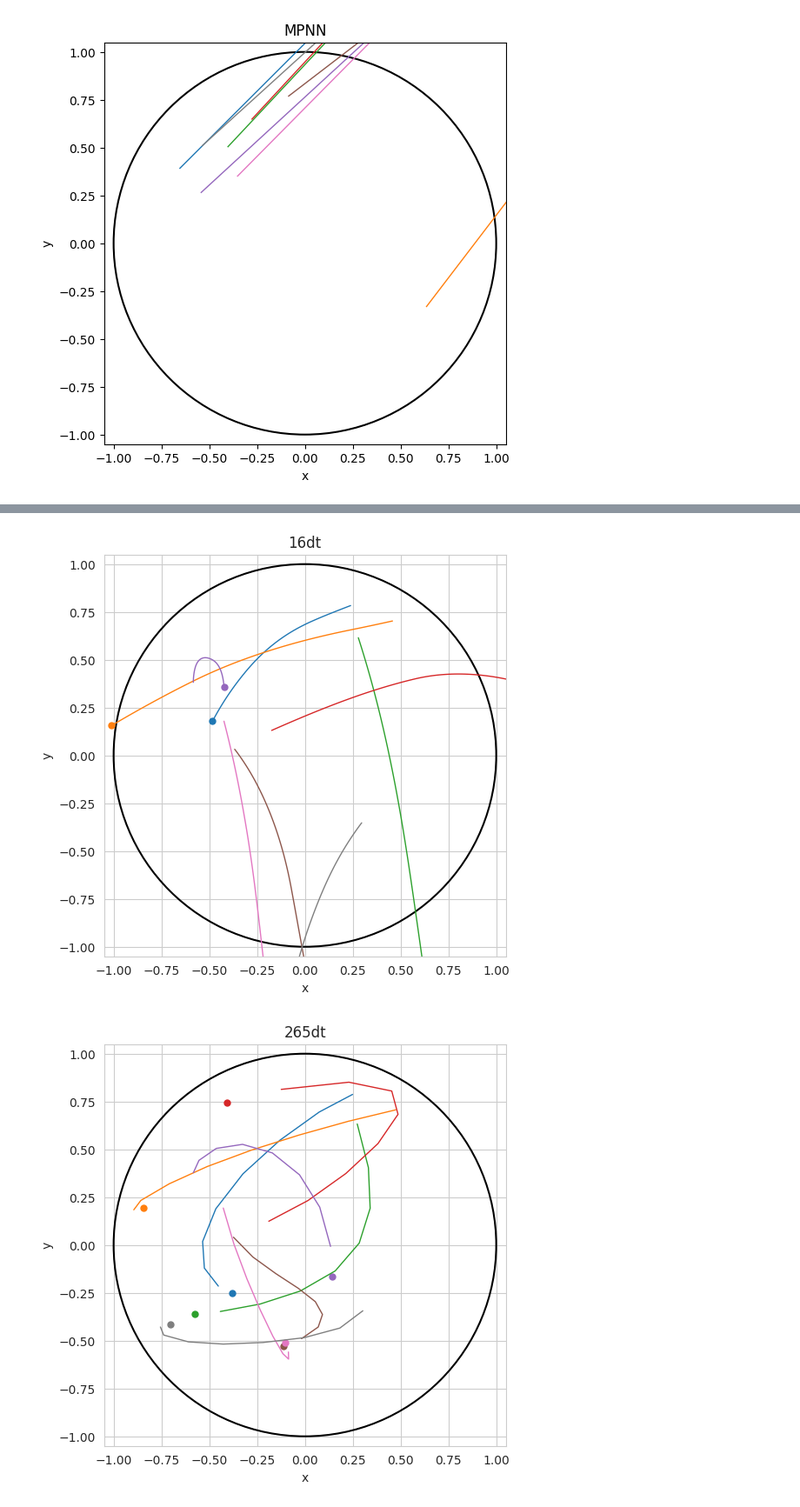
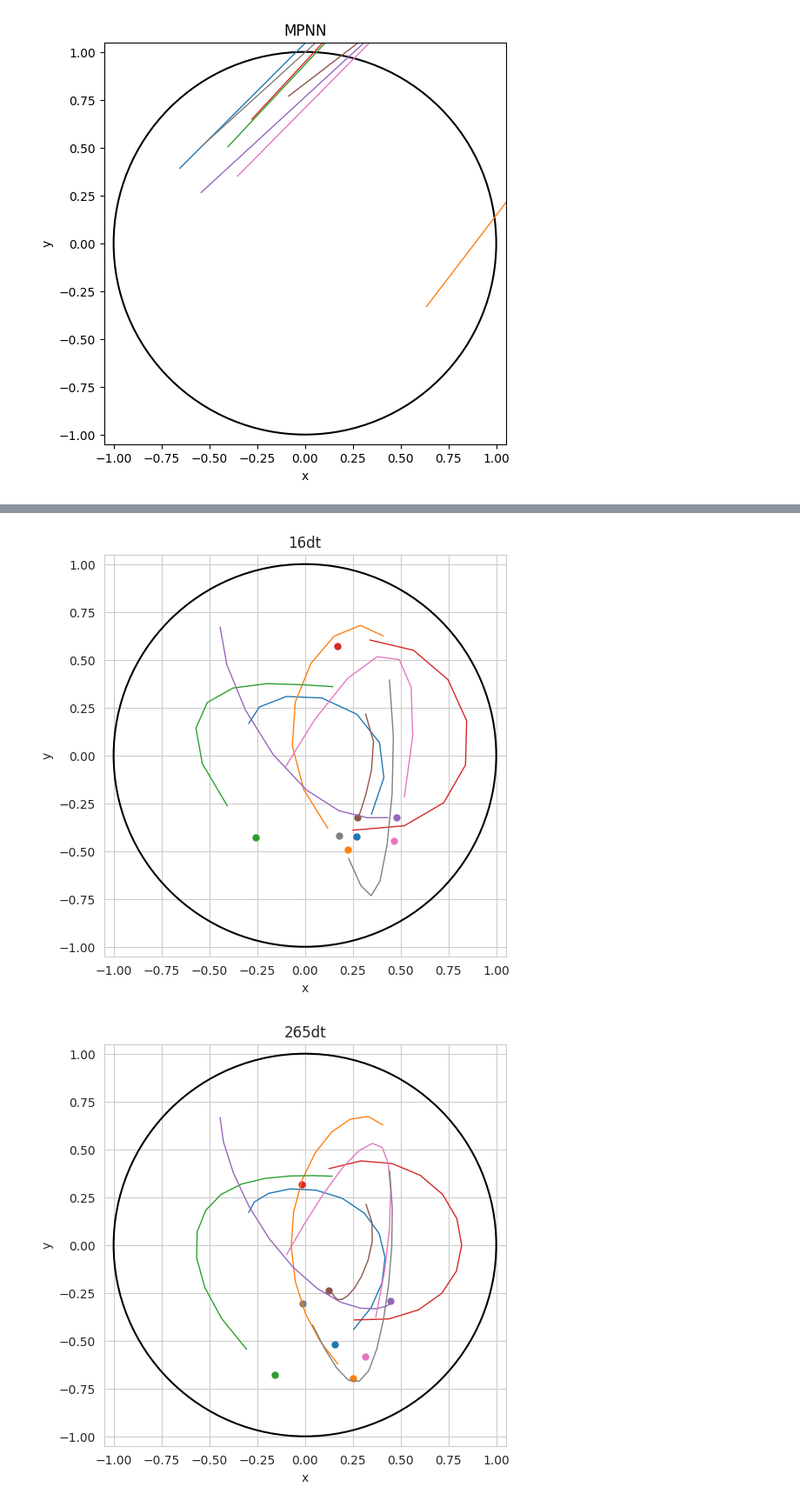
Before and after one commit to GrantMcConachie/interaction_rule_gnn, a Jupyter notebook: notebooks/plot_rollout.ipynb, the cells around one changed output, grey strips where cells are left out. Shown at 87% size. Drawn from its saved outputs; the diff is of its cells as text; code cells hidden in the pictures.

```diff
--- a/notebooks/plot_rollout.ipynb
+++ b/notebooks/plot_rollout.ipynb
@@ -159,11 +173,11 @@ ax = plot_trajectories(gt_pos.permute(2, 1, 0))
 ax.set_title('Ground truth trajectories')
 
 # Plotting predictions
-preds = pkl.load(open('../_dt_sweep_experiment/results/model/dt16/trial_0_rollout_preds.pkl', 'rb'))
+preds = pkl.load(open('../_dt_sweep_experiment/results/model/dt256/trial_0_rollout_preds.pkl', 'rb'))
 ax = plot_trajectories(torch.stack(preds).permute(2, 1, 0))
 ax.set_title("16dt")
 
-preds = pkl.load(open('../_dt_sweep_experiment/results/model/dt256/trial_0_rollout_preds.pkl', 'rb'))
+preds = pkl.load(open('../_dt_sweep_experiment/results/model/dt167/trial_0_rollout_preds.pkl', 'rb'))
 ax = plot_trajectories(torch.stack(preds).permute(2, 1, 0))
 ax.set_title("265dt")
 
@@ -173,5 +187,5 @@ plt.show()
-[figure, old version]
+[figure, new version]
-[figure, old version]
+[figure, new version]
 # %%
 # Plotting acceleration over time
 ground_truth = pkl.load(open('../data/spring_mass/static_graph/graphs/trial_0.pkl', 'rb'))
```
Also changed, not shown: parts of 4 cells of this notebook, 8 other files.
